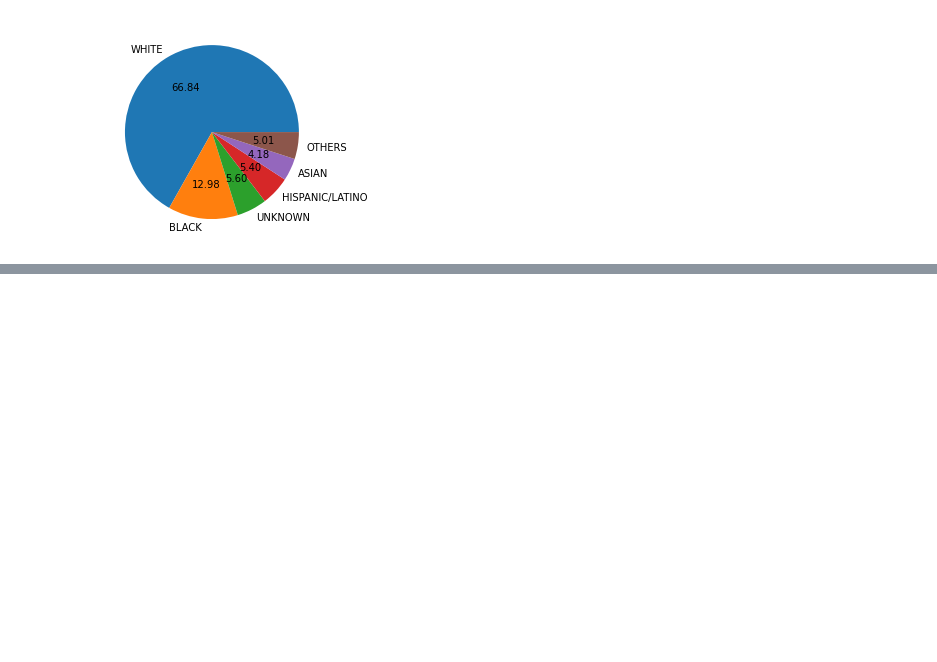
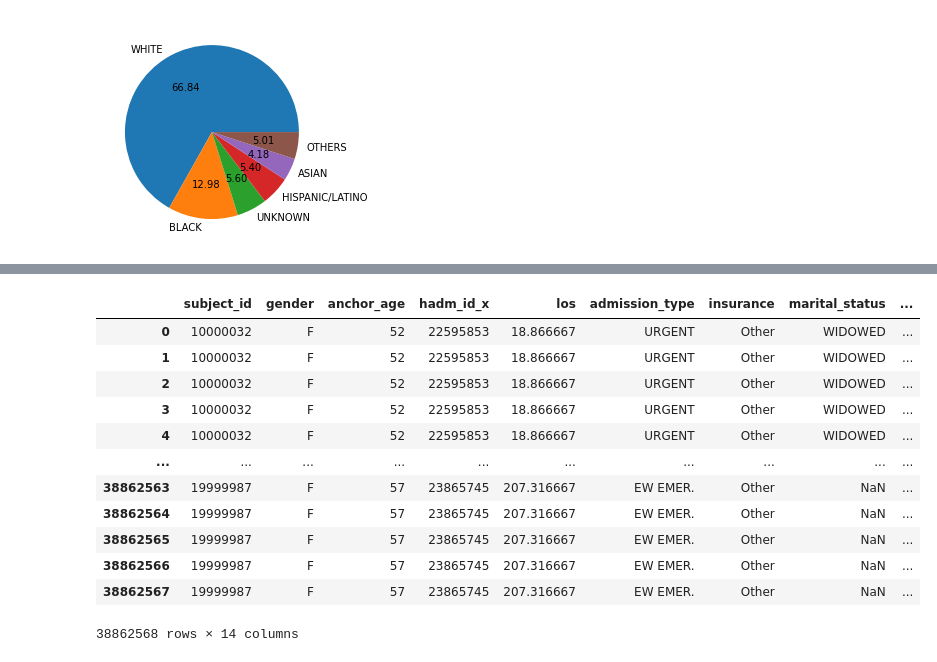
Before and after one commit to iupui-soic/pybootcamp, a Jupyter notebook: meghaINPCdataset.ipynb, the cells around one changed output, grey strips where cells are left out. Saved outputs shown, nothing was run; the diff lists cells and outputs as text; code cells hidden in the pictures; blank space fills up the shorter version.

```diff
--- a/meghaINPCdataset.ipynb
+++ b/meghaINPCdataset.ipynb
@@ -172,0 +187,19 @@ plt.pie(df_simplified_race['counts'][:6], labels=df_simplified_race['race'][:6],
+# %%
+df_diagnosis=pd.read_csv('/content/gdrive/MyDrive/mimic-iv/diagnoses_icd.csv.gz')
+# %%
+df_new = pd.merge(df_merged[['subject_id','gender',	'anchor_age',	'hadm_id',	'los',	'admission_type',	'insurance',	'marital_status',	'race',	'hospital_expire_flag']],df_diagnosis[['subject_id','hadm_id','seq_num','icd_code','icd_version']], on='subject_id', how='inner')
+df_new
+# %% [output]
+|  | subject_id | gender | anchor_age | hadm_id_x | los | admission_type | insurance | marital_status | ... |
+| 0 | 10000032 | F | 52 | 22595853 | 18.866667 | URGENT | Other | WIDOWED | ... |
+| 1 | 10000032 | F | 52 | 22595853 | 18.866667 | URGENT | Other | WIDOWED | ... |
+| 2 | 10000032 | F | 52 | 22595853 | 18.866667 | URGENT | Other | WIDOWED | ... |
+| 3 | 10000032 | F | 52 | 22595853 | 18.866667 | URGENT | Other | WIDOWED | ... |
+| 4 | 10000032 | F | 52 | 22595853 | 18.866667 | URGENT | Other | WIDOWED | ... |
+| ... | ... | ... | ... | ... | ... | ... | ... | ... | ... |
+| 38862563 | 19999987 | F | 57 | 23865745 | 207.316667 | EW EMER. | Other | NaN | ... |
+| 38862564 | 19999987 | F | 57 | 23865745 | 207.316667 | EW EMER. | Other | NaN | ... |
+| 38862565 | 19999987 | F | 57 | 23865745 | 207.316667 | EW EMER. | Other | NaN | ... |
+| 38862566 | 19999987 | F | 57 | 23865745 | 207.316667 | EW EMER. | Other | NaN | ... |
+| 38862567 | 19999987 | F | 57 | 23865745 | 207.316667 | EW EMER. | Other | NaN | ... |
+38862568 rows × 14 columns
```
Also changed, not shown: parts of 11 cells of this notebook.
